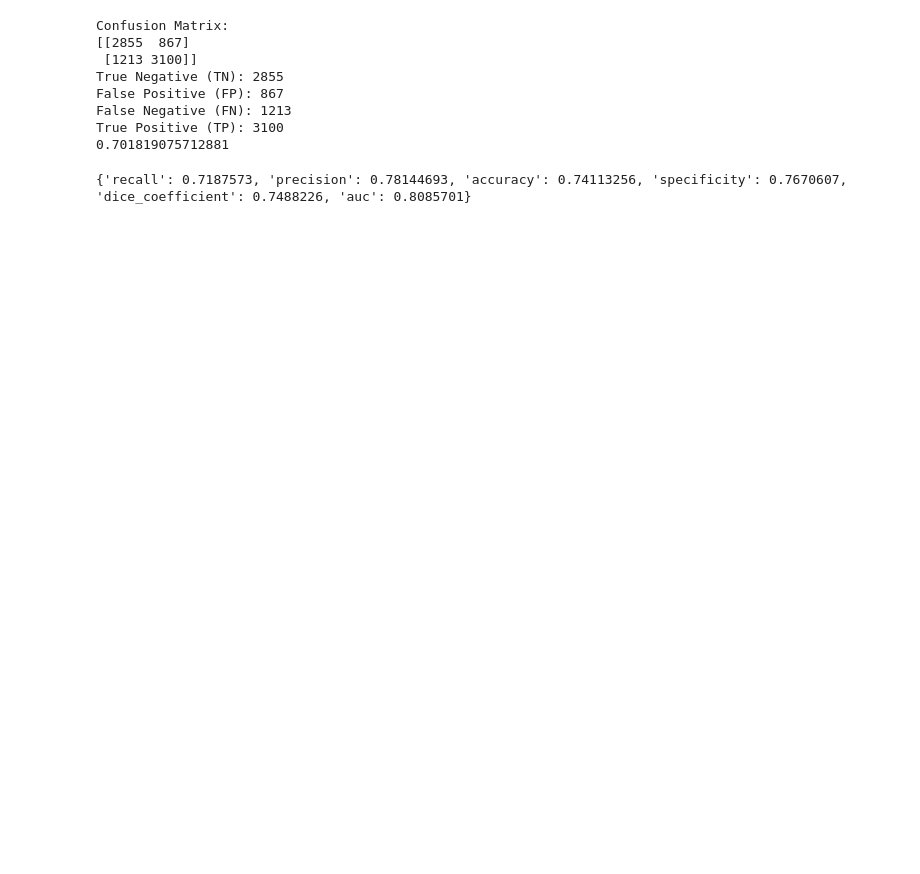
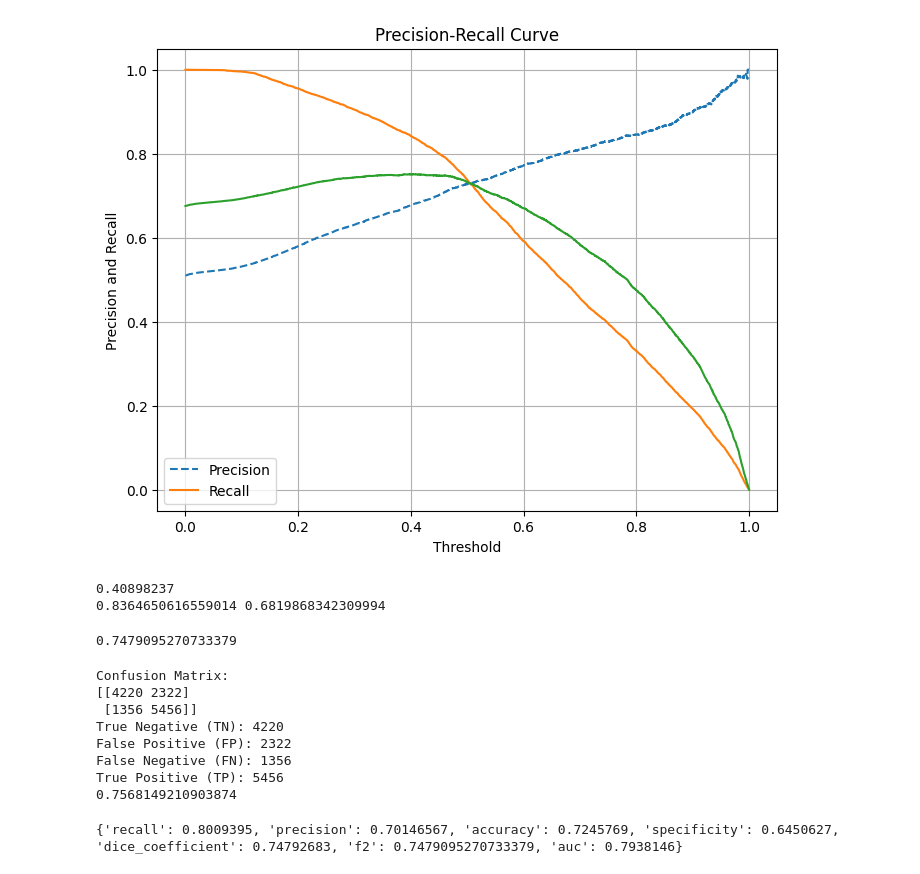
Before and after one commit to i-yuki23/research, a Jupyter notebook: src/analysis/test_model_accuracy.ipynb, the cells around one changed output. Cells and saved outputs as stored; diff of their text form; code cells hidden in the pictures; blank space fills up the shorter version.

```diff
--- a/src/analysis/test_model_accuracy.ipynb
+++ b/src/analysis/test_model_accuracy.ipynb
@@ -154,3 +170,37 @@ plt.show()
+# %%
+from sklearn.metrics import precision_recall_curve
+
+# Precision-Recall曲線の計算
+precisions, recalls, thresholds = precision_recall_curve(test_data_label, prediction_values)
+f1 = 2 * precisions * recalls / (precisions + recalls)
+# Precision-Recall曲線の描画
+plt.figure(figsize=(8, 6))
+plt.plot(thresholds, precisions[:-1], label="Precision", linestyle='--')
+plt.plot(thresholds, recalls[:-1], label="Recall")
+plt.plot(thresholds, f1[:-1])
+plt.xlabel("Threshold")
+plt.ylabel("Precision and Recall")
+plt.title("Precision-Recall Curve")
+plt.legend()
+plt.grid()
+plt.show()
+print(thresholds[np.argmax(f1)])
+print(recalls[np.argmax(f1)], precisions[np.argmax(f1)])
+
+# # 最適な閾値の選定（ここではrecallがある一定以上の場合の閾値を選ぶ例）
+# target_recall = 0.8  # 目標とするrecall値
+# optimal_threshold = 0.5  # 初期値
+
+# for precision, recall, threshold in zip(precisions, recalls, thresholds):
+#     if recall >= target_recall:
+#         optimal_threshold = threshold
+#         break
+
+# print(f"Optimal threshold for target recall {target_recall}: {optimal_threshold}")
+# %% [output]
+[figure, added]
+0.40898237
+0.8364650616559014 0.6819868342309994
 # %%
 def custom_threshold(prediction, threshold):
     return (prediction > threshold).astype(int)
@@ -175,15 +229,19 @@ optimal_specificity_value = specificity.result().numpy()
 auc = AUC()
 auc.update_state(test_data_label, prediction_values)
 auc_value = auc.result().numpy()
+# %%
+f2
+# %% [output]
+0.7479095270733379
 # %%
-cm = confusion_matrix(test_data_label, optimal_predicted_label)
+cm2 = confusion_matrix(test_data_label, optimal_predicted_label)
 
 # 混同行列の要素を取り出す
-tn, fp, fn, tp = cm.ravel()
+tn, fp, fn, tp = cm2.ravel()
 
 # 結果を表示
 print("Confusion Matrix:")
-print(cm)
+print(cm2)
 print(f"True Negative (TN): {tn}")
 print(f"False Positive (FP): {fp}")
 print(f"False Negative (FN): {fn}")
@@ -192,14 +250,14 @@ negative_precision = tn / (tn + fn)
 print(negative_precision)
 # %% [output]
 Confusion Matrix:
-[[2855  867]
- [1213 3100]]
-True Negative (TN): 2855
-False Positive (FP): 867
-False Negative (FN): 1213
-True Positive (TP): 3100
-0.701819075712881
+[[4220 2322]
+ [1356 5456]]
+True Negative (TN): 4220
+False Positive (FP): 2322
+False Negative (FN): 1356
+True Positive (TP): 5456
+0.7568149210903874
 # %%
-print({"recall": optimal_recall_value, "precision": optimal_precision_value, "accuracy": optimal_accuracy_value, "specificity": optimal_specificity_value, "dice_coefficient": dice_coefficient(test_data_label, optimal_predicted_label).numpy(), "auc": auc_value})
+print({"recall": optimal_recall_value, "precision": optimal_precision_value, "accuracy": optimal_accuracy_value, "specificity": optimal_specificity_value, "dice_coefficient": dice_coefficient(test_data_label, optimal_predicted_label).numpy(),"f2": f2, "auc": auc_value})
 # %% [output]
-{'recall': 0.7187573, 'precision': 0.78144693, 'accuracy': 0.74113256, 'specificity': 0.7670607, 'dice_coefficient': 0.7488226, 'auc': 0.8085701}
+{'recall': 0.8009395, 'precision': 0.70146567, 'accuracy': 0.7245769, 'specificity': 0.6450627, 'dice_coefficient': 0.74792683, 'f2': 0.7479095270733379, 'auc': 0.7938146}
```
Also changed, not shown: parts of 17 cells of this notebook, 27 other files.
